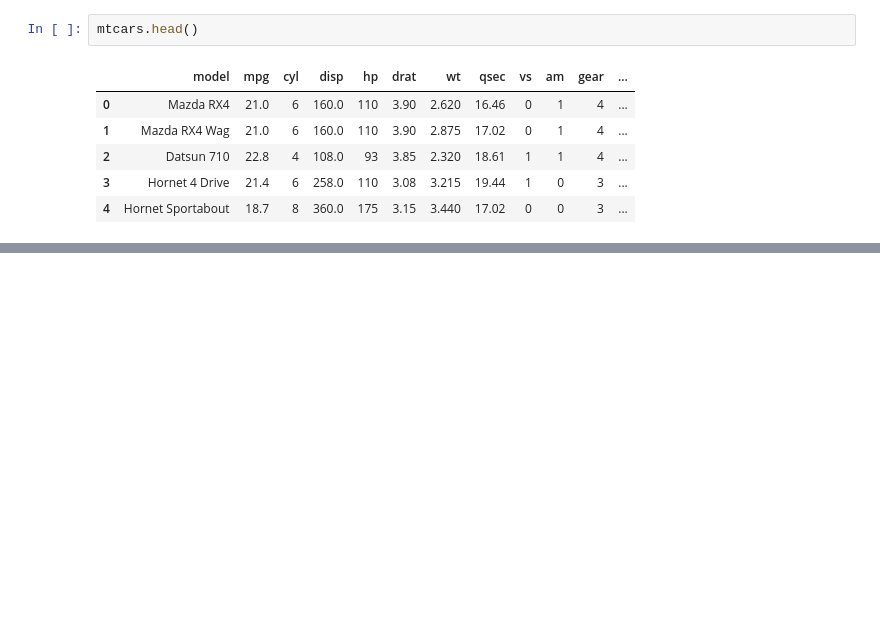
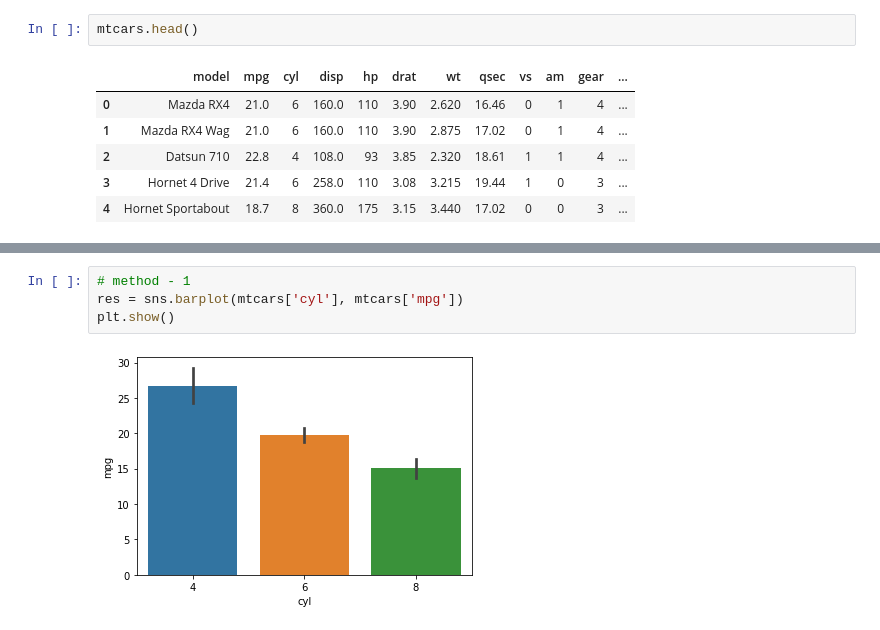
Before and after one commit to ThivaV/data_visualization, a Jupyter notebook: seaborn_demo.ipynb, the cells around one changed output, grey strips where cells are left out. Cells and saved outputs as stored; diff of their text form; blank space fills up the shorter version.

```diff
--- a/seaborn_demo.ipynb
+++ b/seaborn_demo.ipynb
@@ -17,0 +50,6 @@ mtcars.head()
+# %%
+# method - 1
+res = sns.barplot(mtcars['cyl'], mtcars['mpg'])
+plt.show()
+# %% [output]
+[figure, added]
```
Also changed, not shown: parts of 30 cells of this notebook, 32 other files.
